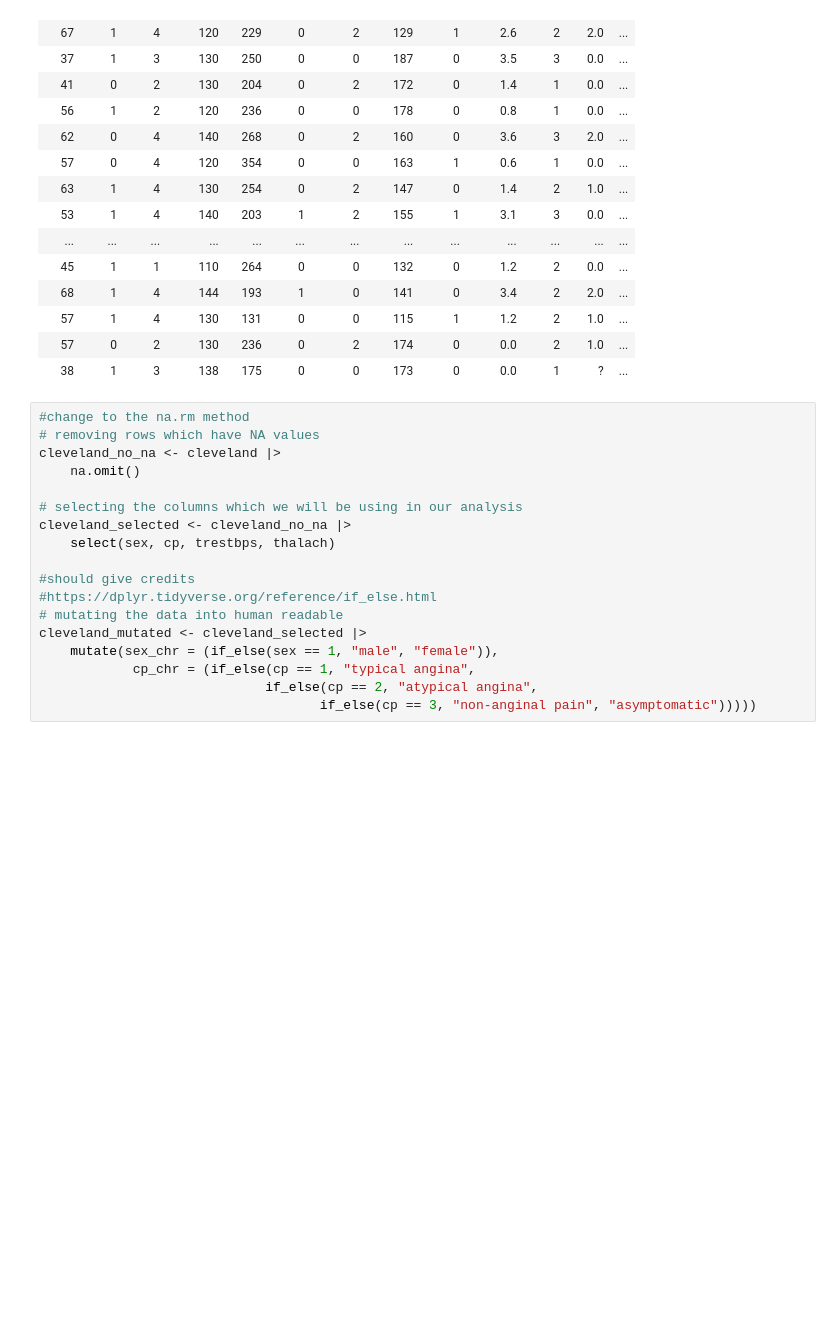
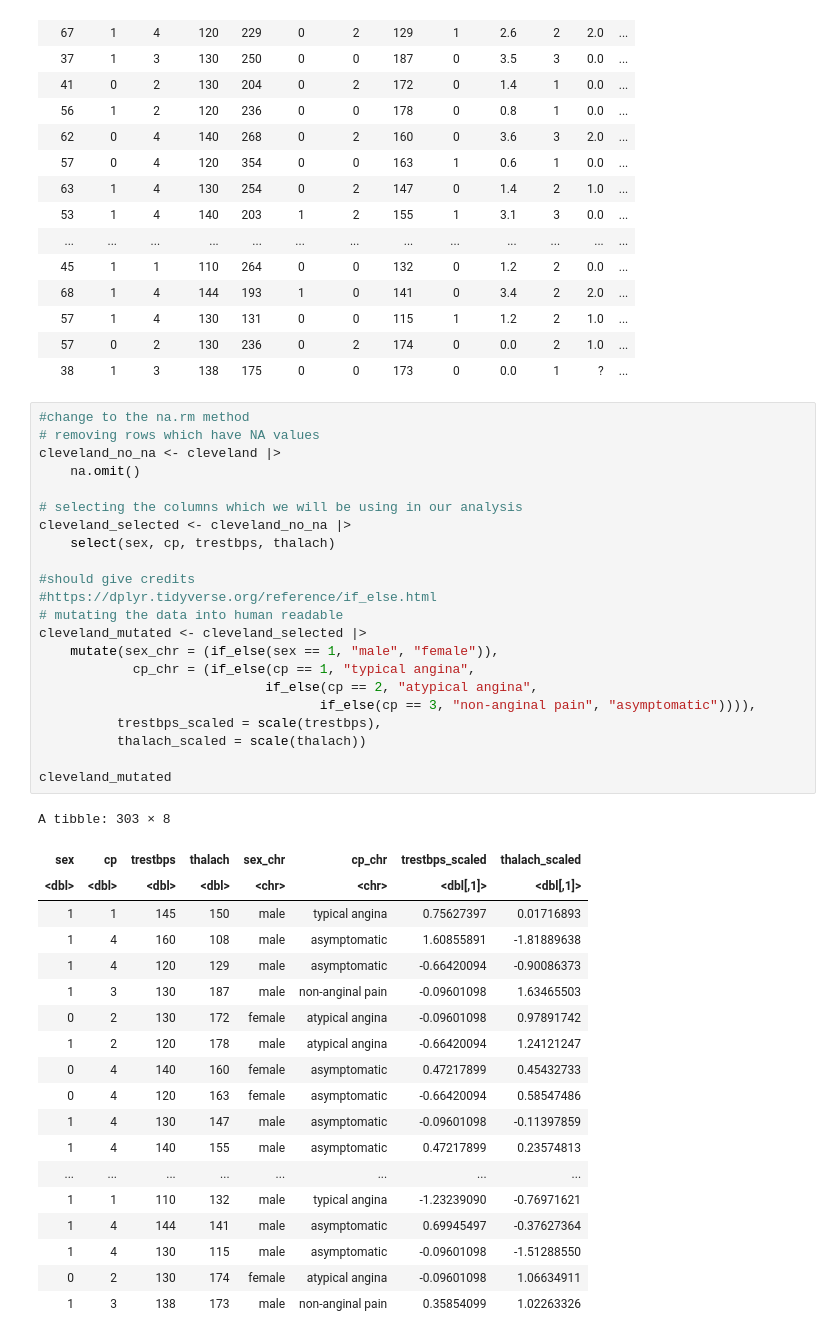
Before and after one commit to ImRURprimeUprime/Dsci100-Group-Project, a Jupyter notebook: Untitled.ipynb, the cells around one changed output. Cells and saved outputs as stored; diff of their text form; blank space fills up the shorter version.

Commit message:
scaled numerical values (may not be correct though)

```diff
--- a/Untitled.ipynb
+++ b/Untitled.ipynb
@@ -60,18 +60,42 @@ A spec_tbl_df: 303 × 14
 # %%
 #change to the na.rm method
 # removing rows which have NA values
 cleveland_no_na <- cleveland |>
     na.omit()
 
 # selecting the columns which we will be using in our analysis
 cleveland_selected <- cleveland_no_na |>
     select(sex, cp, trestbps, thalach)
 
 #should give credits
 #https://dplyr.tidyverse.org/reference/if_else.html
 # mutating the data into human readable
 cleveland_mutated <- cleveland_selected |>
     mutate(sex_chr = (if_else(sex == 1, "male", "female")),
             cp_chr = (if_else(cp == 1, "typical angina",
                              if_else(cp == 2, "atypical angina",
-                                    if_else(cp == 3, "non-anginal pain", "asymptomatic")))))
+                                    if_else(cp == 3, "non-anginal pain", "asymptomatic")))),
+          trestbps_scaled = scale(trestbps),
+          thalach_scaled = scale(thalach))
+
+cleveland_mutated
+# %% [output]
+A tibble: 303 × 8
+| sex | cp | trestbps | thalach | sex_chr | cp_chr | trestbps_scaled | thalach_scaled |
+| <dbl> | <dbl> | <dbl> | <dbl> | <chr> | <chr> | <dbl[,1]> | <dbl[,1]> |
+| 1 | 1 | 145 | 150 | male | typical angina | 0.75627397 | 0.01716893 |
+| 1 | 4 | 160 | 108 | male | asymptomatic | 1.60855891 | -1.81889638 |
+| 1 | 4 | 120 | 129 | male | asymptomatic | -0.66420094 | -0.90086373 |
+| 1 | 3 | 130 | 187 | male | non-anginal pain | -0.09601098 | 1.63465503 |
+| 0 | 2 | 130 | 172 | female | atypical angina | -0.09601098 | 0.97891742 |
+| 1 | 2 | 120 | 178 | male | atypical angina | -0.66420094 | 1.24121247 |
+| 0 | 4 | 140 | 160 | female | asymptomatic | 0.47217899 | 0.45432733 |
+| 0 | 4 | 120 | 163 | female | asymptomatic | -0.66420094 | 0.58547486 |
+| 1 | 4 | 130 | 147 | male | asymptomatic | -0.09601098 | -0.11397859 |
+| 1 | 4 | 140 | 155 | male | asymptomatic | 0.47217899 | 0.23574813 |
+| ... | ... | ... | ... | ... | ... | ... | ... |
+| 1 | 1 | 110 | 132 | male | typical angina | -1.23239090 | -0.76971621 |
+| 1 | 4 | 144 | 141 | male | asymptomatic | 0.69945497 | -0.37627364 |
+| 1 | 4 | 130 | 115 | male | asymptomatic | -0.09601098 | -1.51288550 |
+| 0 | 2 | 130 | 174 | female | atypical angina | -0.09601098 | 1.06634911 |
+| 1 | 3 | 138 | 173 | male | non-anginal pain | 0.35854099 | 1.02263326 |
```
